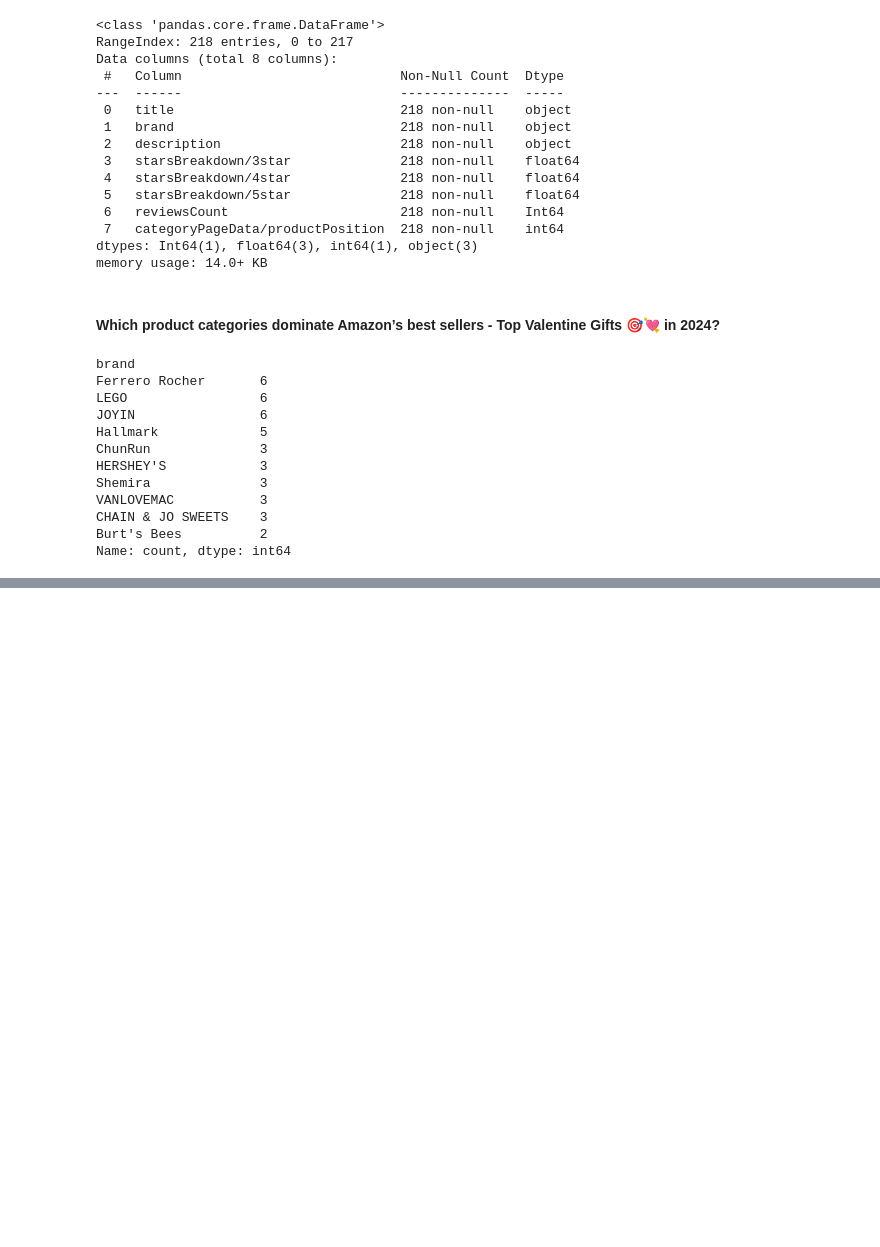
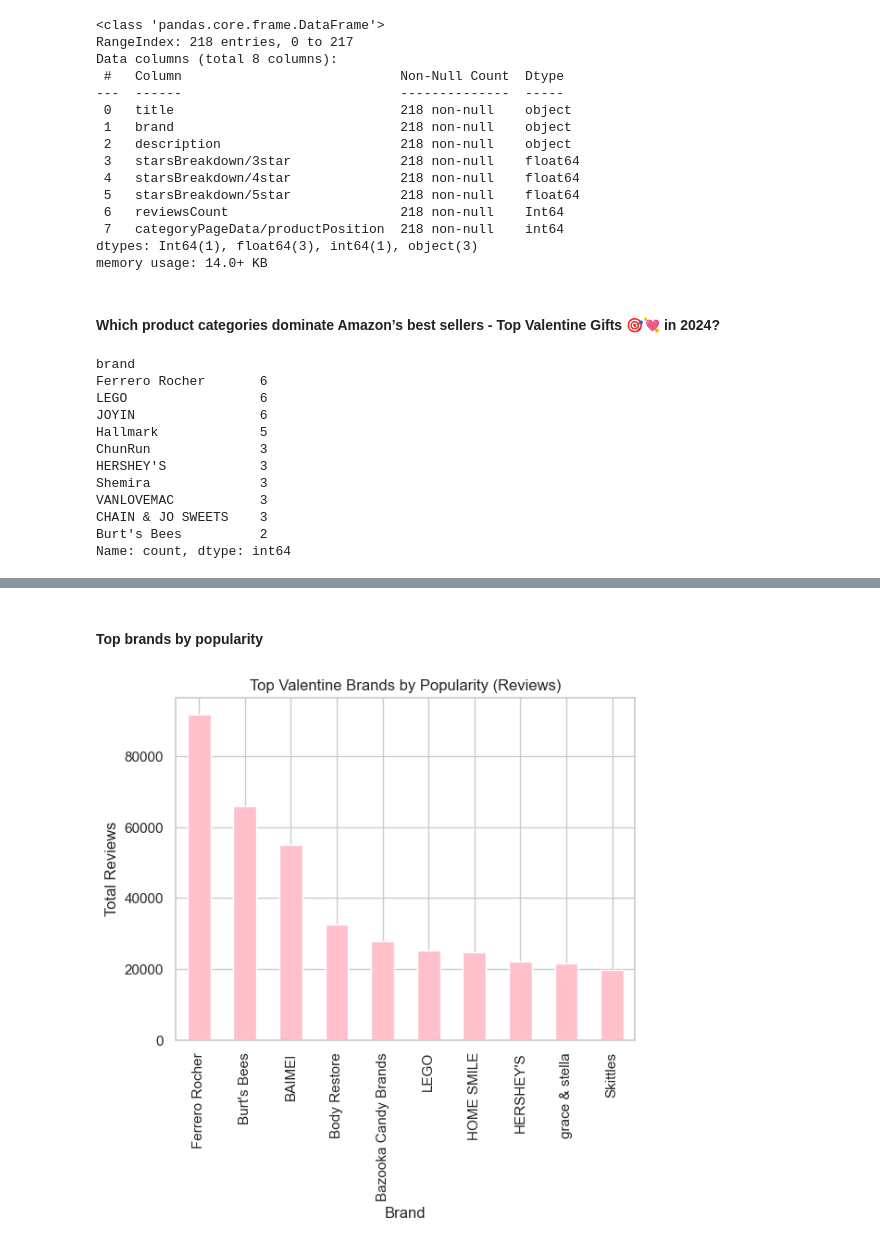
Before and after one commit to MaykInvest/Data-Analysis-Amazon-Best-Sellers-in-2024, a Jupyter notebook: analysis.ipynb, the cells around one changed output, grey strips where cells are left out. Cells and saved outputs as stored; diff of their text form; code cells hidden in the pictures; blank space fills up the shorter version.

```diff
--- a/analysis.ipynb
+++ b/analysis.ipynb
@@ -269,0 +424,20 @@ plt.show()  # <- This ensures the plot displays
+# %% [markdown]
+#### Top brands by popularity
+# %%
+brand_popularity = df.groupby('brand')['reviewsCount'].sum().sort_values(ascending=False).head(10)
+
+brand_popularity.plot(kind='bar', color='pink')
+plt.title('Top Valentine Brands by Popularity (Reviews)')
+plt.xlabel('Brand')
+plt.ylabel('Total Reviews')
+plt.show()
+
+"""
+Categories with the highest total reviews → most loved by customers (e.g., Jewelry, Chocolates).
+
+Brands with highest reviews → customers trust and prefer these brands.
+
+This shows how customer preferences shape the Valentine gift market — what people actually buy and review, not just what is sold.
+"""
+# %% [output]
+[figure, added]
```
Also changed, not shown: parts of 17 cells of this notebook, 1 other file.
